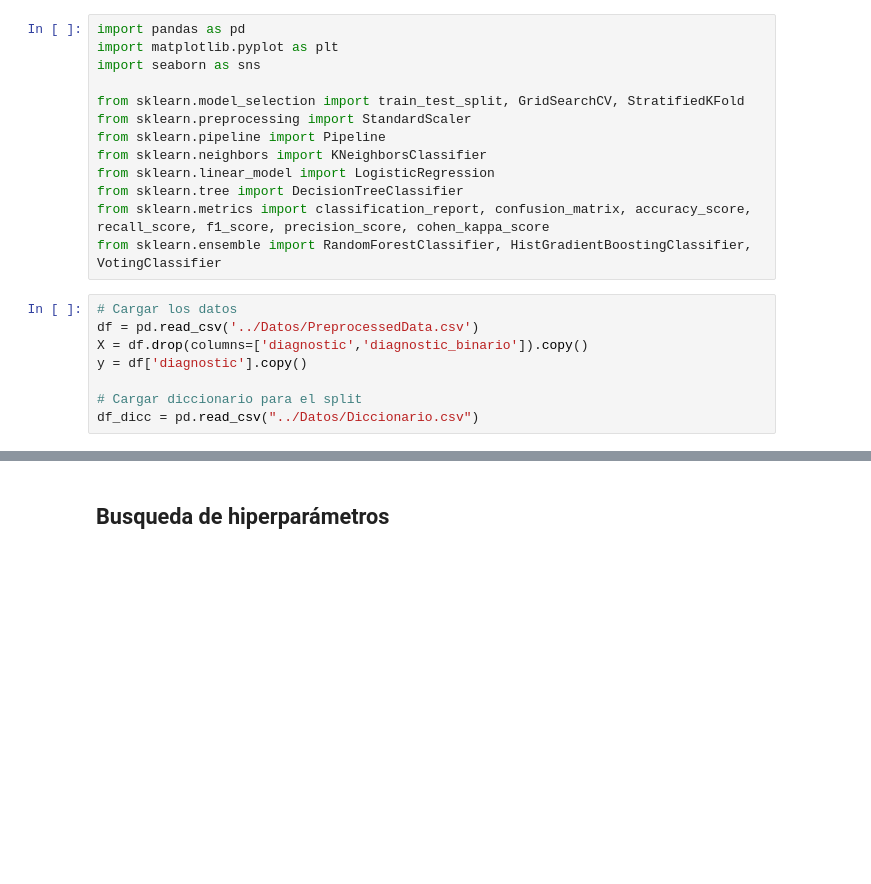
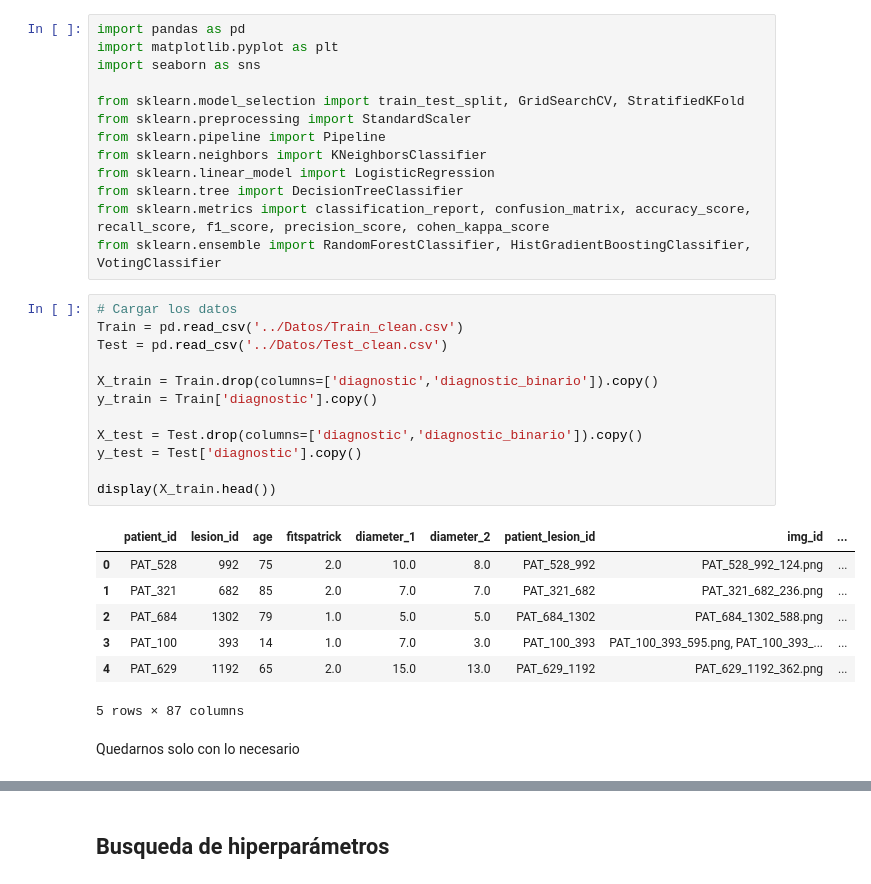
Before and after one commit to MrCordobex/ML-and-DL-final-project, a Jupyter notebook: JAVI/BloqueA_ML.ipynb, the cells around one changed output, grey strips where cells are left out. Cells and saved outputs as stored; diff of their text form; blank space fills up the shorter version.

```diff
--- a/JAVI/BloqueA_ML.ipynb
+++ b/JAVI/BloqueA_ML.ipynb
@@ -17,9 +17,23 @@ from sklearn.metrics import classification_report, confusion_matrix, accuracy_sc
 from sklearn.ensemble import RandomForestClassifier, HistGradientBoostingClassifier, VotingClassifier
 # %%
 # Cargar los datos
-df = pd.read_csv('../Datos/PreprocessedData.csv')
-X = df.drop(columns=['diagnostic','diagnostic_binario']).copy()
-y = df['diagnostic'].copy()
+Train = pd.read_csv('../Datos/Train_clean.csv')
+Test = pd.read_csv('../Datos/Test_clean.csv')
 
-# Cargar diccionario para el split
-df_dicc = pd.read_csv("../Datos/Diccionario.csv")
+X_train = Train.drop(columns=['diagnostic','diagnostic_binario']).copy()
+y_train = Train['diagnostic'].copy()
+
+X_test = Test.drop(columns=['diagnostic','diagnostic_binario']).copy()
+y_test = Test['diagnostic'].copy()
+
+display(X_train.head())
+# %% [output]
+|  | patient_id | lesion_id | age | fitspatrick | diameter_1 | diameter_2 | patient_lesion_id | img_id | ... |
+| 0 | PAT_528 | 992 | 75 | 2.0 | 10.0 | 8.0 | PAT_528_992 | PAT_528_992_124.png | ... |
+| 1 | PAT_321 | 682 | 85 | 2.0 | 7.0 | 7.0 | PAT_321_682 | PAT_321_682_236.png | ... |
+| 2 | PAT_684 | 1302 | 79 | 1.0 | 5.0 | 5.0 | PAT_684_1302 | PAT_684_1302_588.png | ... |
+| 3 | PAT_100 | 393 | 14 | 1.0 | 7.0 | 3.0 | PAT_100_393 | PAT_100_393_595.png, PAT_100_393_... | ... |
+| 4 | PAT_629 | 1192 | 65 | 2.0 | 15.0 | 13.0 | PAT_629_1192 | PAT_629_1192_362.png | ... |
+5 rows × 87 columns
+# %% [markdown]
+Quedarnos solo con lo necesario
```
Also changed, not shown: parts of 11 cells of this notebook, 2 other files.
